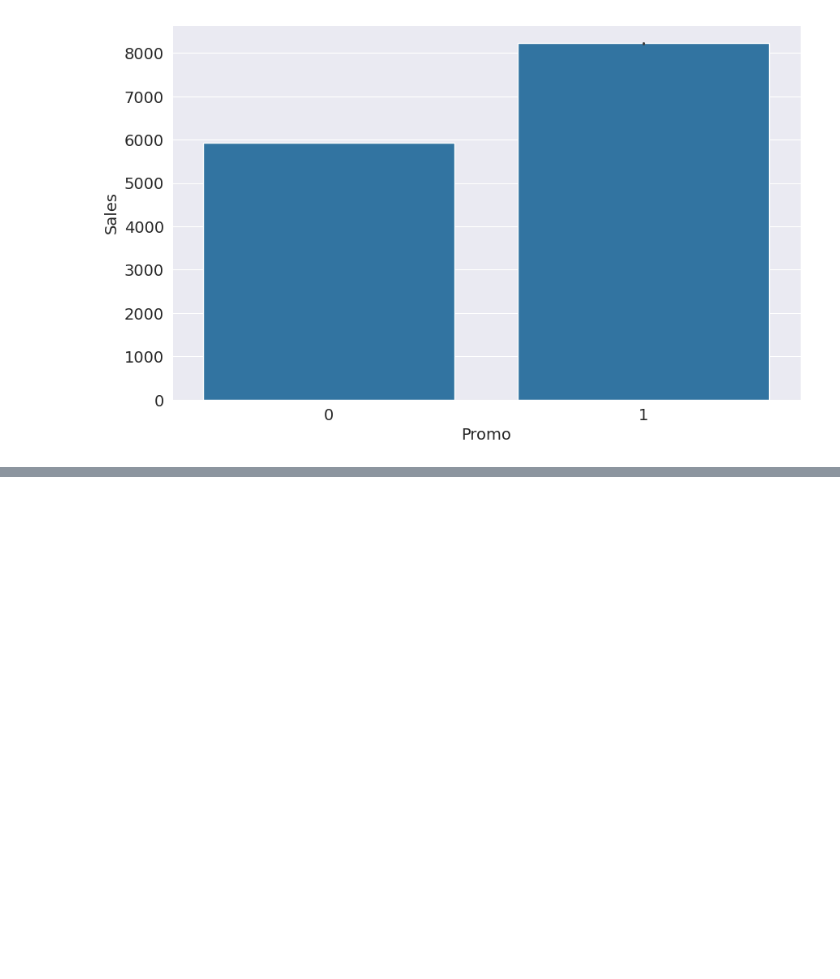
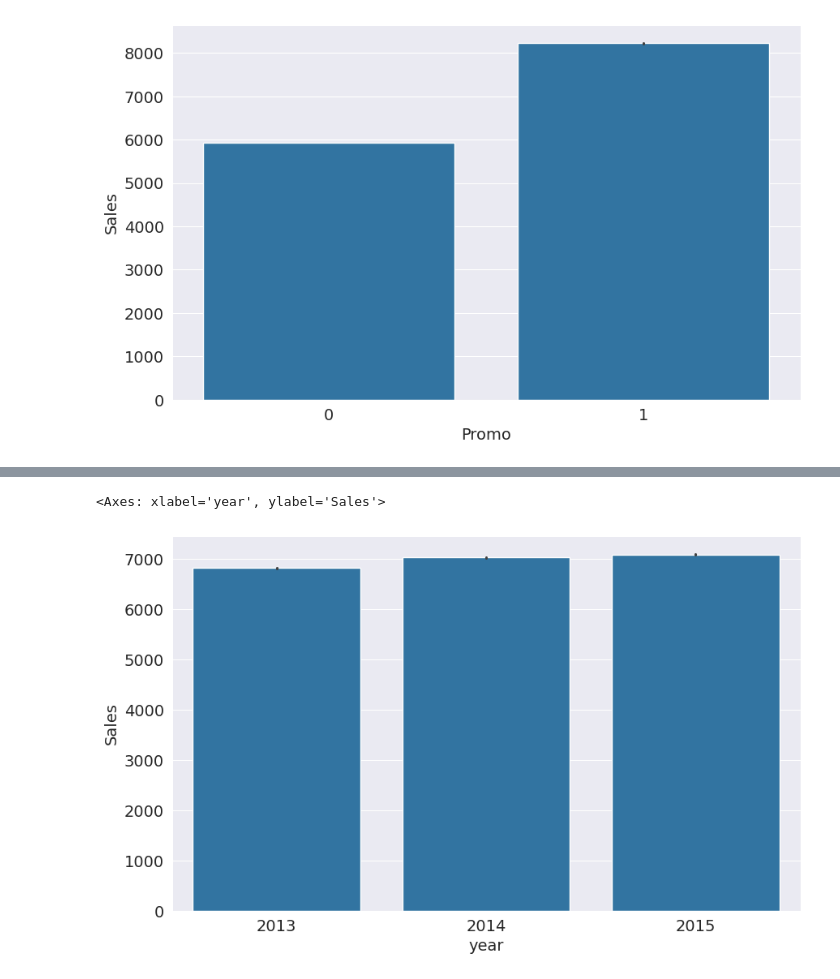
Before and after one commit to diyabhandary/repo1, a Jupyter notebook: RossmannStoreSales.ipynb, the cells around one changed output, grey strips where cells are left out. Cells and saved outputs as stored; diff of their text form; code cells hidden in the pictures; blank space fills up the shorter version.

```diff
--- a/RossmannStoreSales.ipynb
+++ b/RossmannStoreSales.ipynb
@@ -214,0 +211,7 @@ ValueError: could not convert string to float: 'a'
+# %%
+# Convert all columns to numeric where possible
+merged_df['Date'] = pd.to_datetime(merged_df['Date'], errors='coerce')
+numeric_df = merged_df.apply(pd.to_numeric, errors='coerce')
+
+# Now compute correlation safely
+numeric_df.corr()['Sales'].sort_values(ascending=False)
@@ -214,0 +253,4 @@ ValueError: could not convert string to float: 'a'
+# %%
+merged_df['Day']= merged_df.Date.dt.day
+merged_df['Month']=merged_df.Date.dt.month
+merged_df['year']=merged_df.Date.dt.year
@@ -214,0 +261,5 @@ ValueError: could not convert string to float: 'a'
+# %%
+sns.barplot(data=merged_df,x='year',y='Sales')
+# %% [output]
+<Axes: xlabel='year', ylabel='Sales'>
+[figure, added]
```
Also changed, not shown: parts of 39 cells of this notebook.
